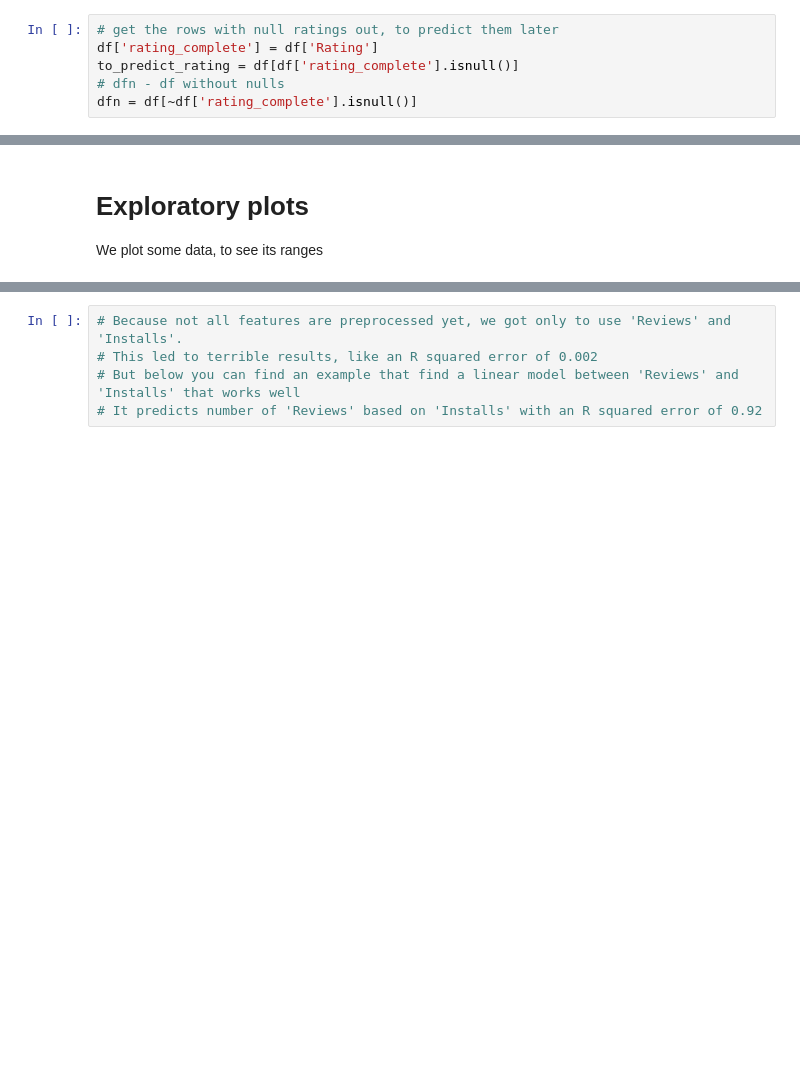
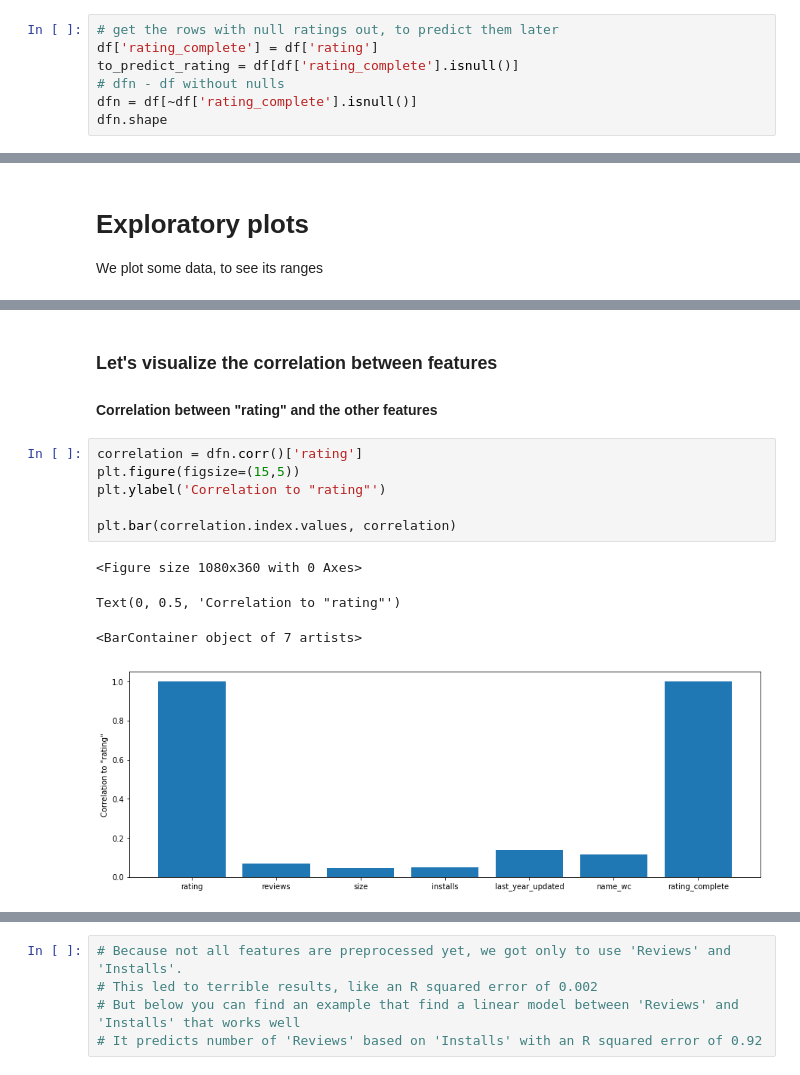
Before and after one commit to mihaighidoveanu/data-science-lab, a Jupyter notebook: AndroidScience.ipynb, the cells around one changed output, grey strips where cells are left out. Drawn from its saved outputs; the diff is of its cells as text; blank space fills up the shorter version.

Commit message:
More EDA (correlation between features) - Rename columns so that naming is consistent

```diff
--- a/AndroidScience.ipynb
+++ b/AndroidScience.ipynb
@@ -141,7 +213,8 @@ appname_wc              0
 dtype: int64
 # %%
 # get the rows with null ratings out, to predict them later
-df['rating_complete'] = df['Rating']
+df['rating_complete'] = df['rating']
 to_predict_rating = df[df['rating_complete'].isnull()]
 # dfn - df without nulls
 dfn = df[~df['rating_complete'].isnull()]
+dfn.shape
@@ -164,3 +239,18 @@ axs[1][1].set_xlabel('AppName WordCount');
 fig.subplots_adjust(right = 2);
 # %% [output]
 [figure]
+# %% [markdown]
+### Let's visualize the correlation between features
+
+#### Correlation between "rating" and the other features
+# %%
+correlation = dfn.corr()['rating']
+plt.figure(figsize=(15,5))
+plt.ylabel('Correlation to "rating"')
+
+plt.bar(correlation.index.values, correlation)
+# %% [output]
+<Figure size 1080x360 with 0 Axes>
+Text(0, 0.5, 'Correlation to "rating"')
+<BarContainer object of 7 artists>
+[figure, added]
```
Also changed, not shown: parts of 25 cells of this notebook.
